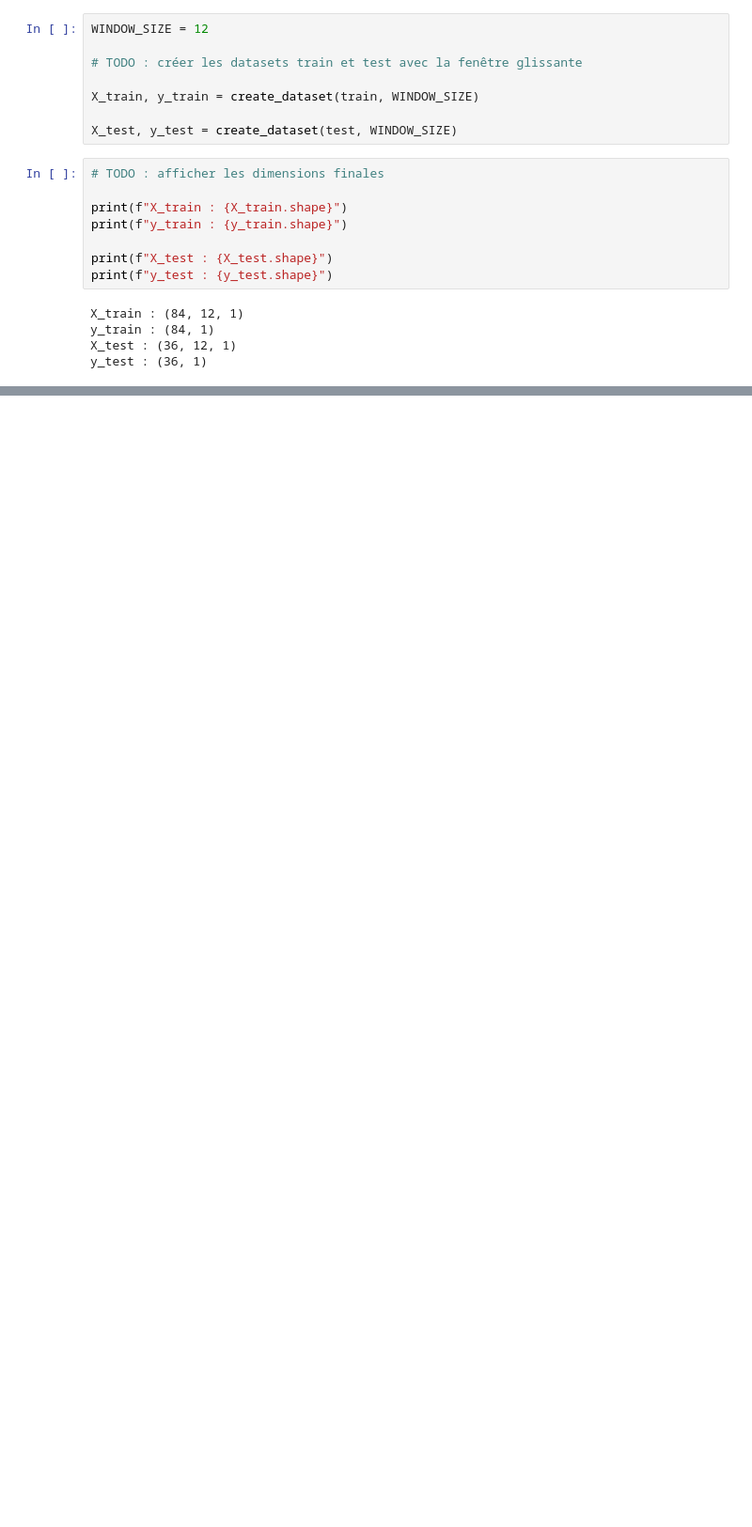
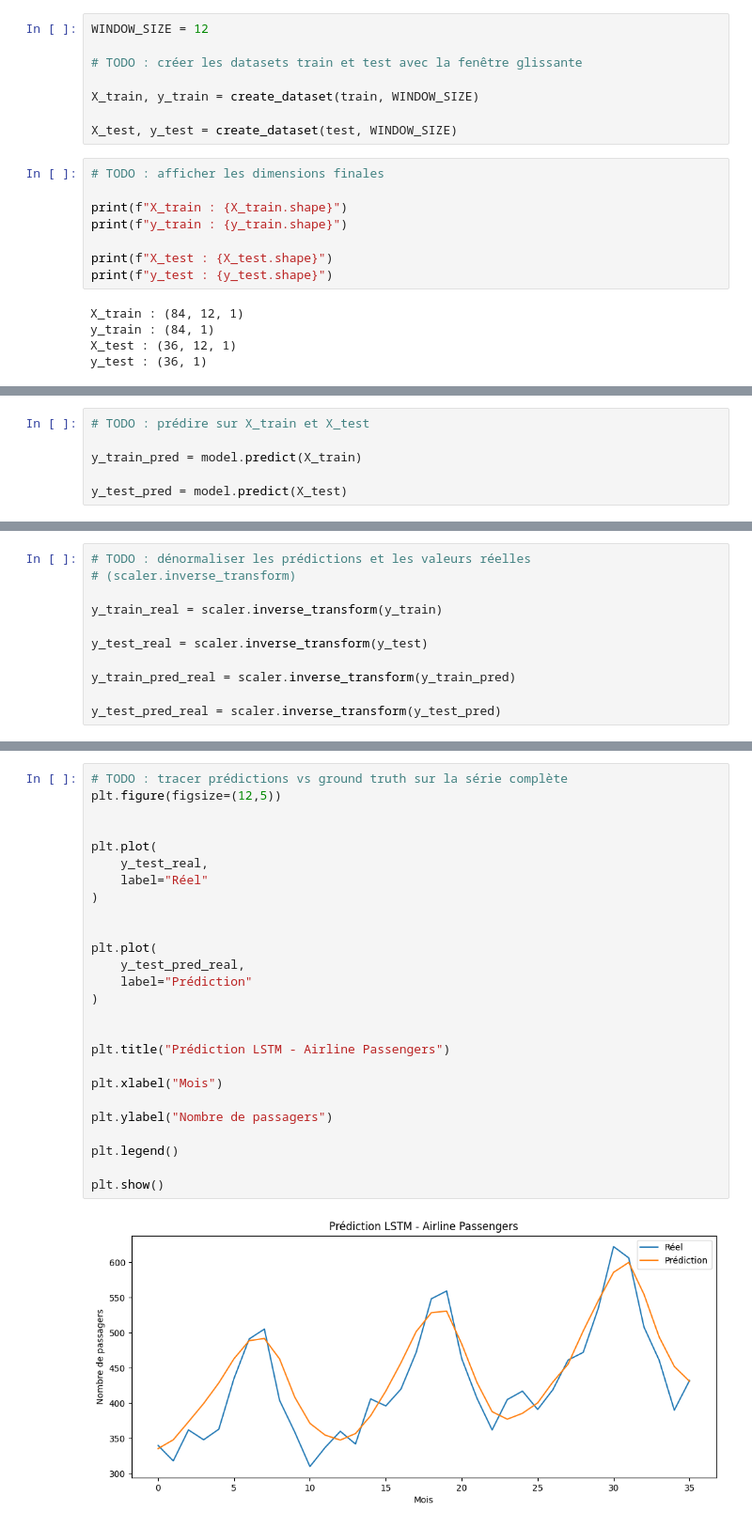
Before and after one commit to marcyannick1/deeplearning-j4-RNN, a Jupyter notebook: main.ipynb, the cells around one changed output, grey strips where cells are left out. Shown at 94% size. Cells and saved outputs as stored; diff of their text form; blank space fills up the shorter version.

```diff
--- a/main.ipynb
+++ b/main.ipynb
@@ -106,0 +225,6 @@ y_test : (36, 1)
+# %%
+# TODO : prédire sur X_train et X_test
+
+y_train_pred = model.predict(X_train)
+
+y_test_pred = model.predict(X_test)
@@ -106,0 +234,11 @@ y_test : (36, 1)
+# %%
+# TODO : dénormaliser les prédictions et les valeurs réelles
+# (scaler.inverse_transform)
+
+y_train_real = scaler.inverse_transform(y_train)
+
+y_test_real = scaler.inverse_transform(y_test)
+
+y_train_pred_real = scaler.inverse_transform(y_train_pred)
+
+y_test_pred_real = scaler.inverse_transform(y_test_pred)
@@ -106,0 +297,28 @@ y_test : (36, 1)
+# %%
+# TODO : tracer prédictions vs ground truth sur la série complète
+plt.figure(figsize=(12,5))
+
+
+plt.plot(
+    y_test_real,
+    label="Réel"
+)
+
+
+plt.plot(
+    y_test_pred_real,
+    label="Prédiction"
+)
+
+
+plt.title("Prédiction LSTM - Airline Passengers")
+
+plt.xlabel("Mois")
+
+plt.ylabel("Nombre de passagers")
+
+plt.legend()
+
+plt.show()
+# %% [output]
+[figure, added]
```
Also changed, not shown: parts of 7 cells of this notebook.
